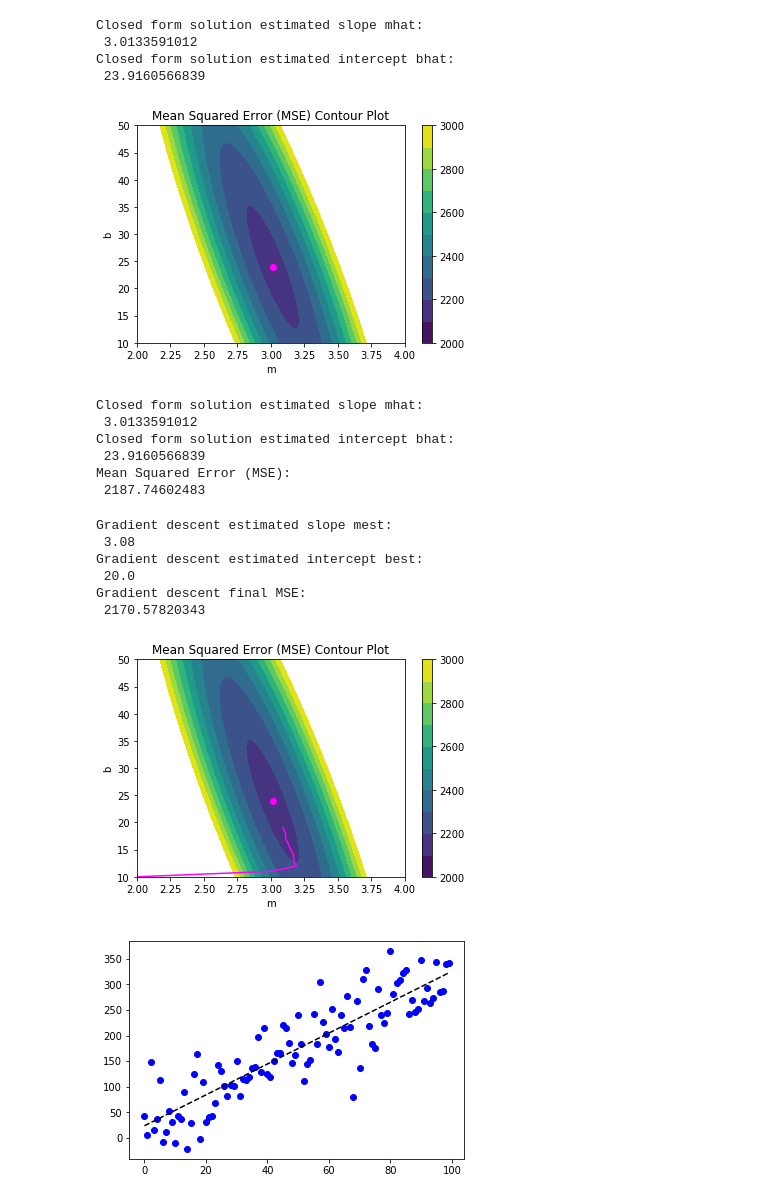
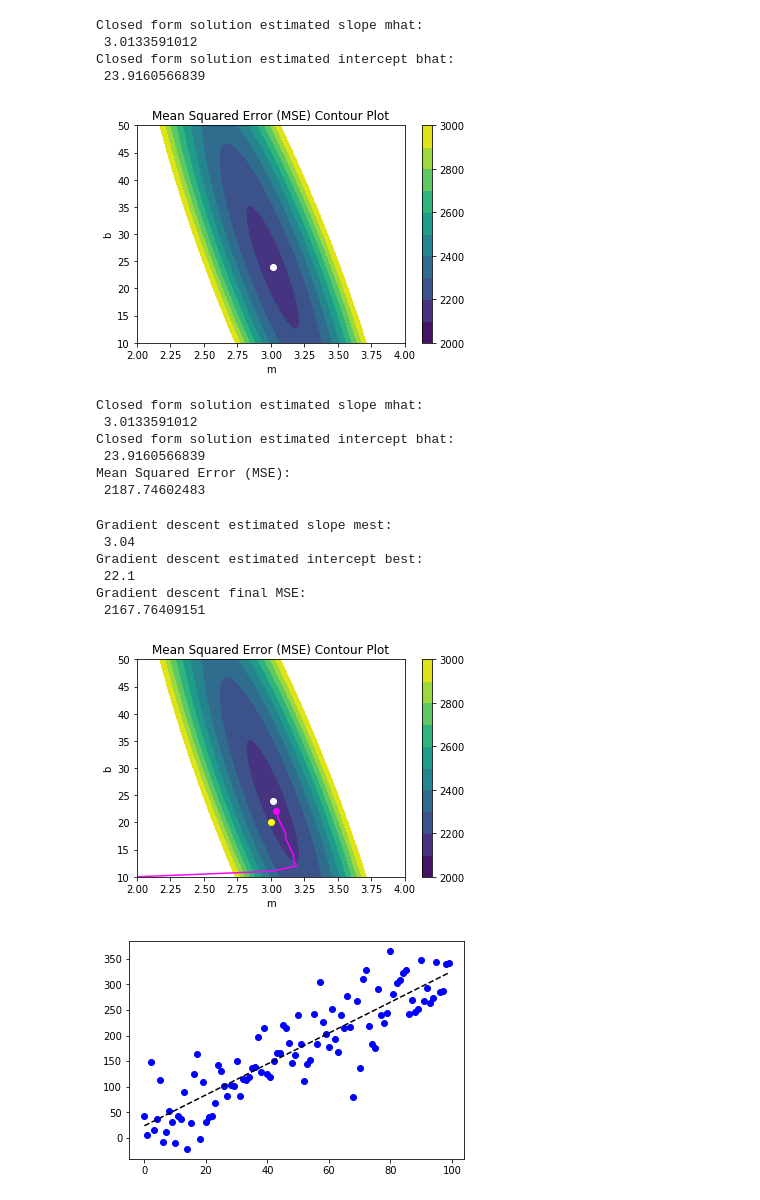
Before and after one commit to ThatGuyWithTheHat/Py_Jupyter, a Jupyter notebook: 17b_Simple_Linear_Regression.ipynb, the cells around one changed output. Drawn from its saved outputs; the diff is of its cells as text; code cells hidden in the pictures.

```diff
--- a/17b_Simple_Linear_Regression.ipynb
+++ b/17b_Simple_Linear_Regression.ipynb
@@ -130,7 +130,7 @@ plt.figure()
 levels = [2000, 2100, 2200, 2300, 2400, 2500, 2600, 2700, 2800, 2900, 3000]
 cp = plt.contourf(M, B, Z, levels)
 plt.colorbar(cp)
-plt.plot(mhat, bhat, "o", color="magenta")
+plt.plot(mhat, bhat, "o", color="white")
 plt.title('Mean Squared Error (MSE) Contour Plot')
 plt.xlabel('m')
 plt.ylabel('b')
@@ -140,7 +140,7 @@ print('Closed form solution estimated slope mhat: \n', mhat)
 print('Closed form solution estimated intercept bhat: \n', bhat)
 print("Mean Squared Error (MSE):\n", MSE)
 # %% [output]
-[figure, old version]
+[figure, new version]
 Closed form solution estimated slope mhat:
  3.0133591012
 Closed form solution estimated intercept bhat:
@@ -148,46 +148,52 @@ Closed form solution estimated intercept bhat:
 Mean Squared Error (MSE):
  2187.74602483
 # %%
-# gradient descent (very simplified and crude for demonstration clarity)
+# gradient descent
+# this code is an extremely simplified and crude implementation for demonstration brevity and clarity
 # proper implementation would be more efficient, faster, more accurate, and much more complex
+# but it shows the basic concept of gradient descent
+# for more detailed information see https://en.wikipedia.org/wiki/Gradient_descent
+
 mest = 2
 best = 10
 step = 0.01
-numIterations = 1000
+numIterations = 1500
 msteps = []
 bsteps = []
 for i in range(0, numIterations):
     MSE = np.sum(np.square(y - (mest*x + best)))/N
     dbest = -2*np.sum(y - mest*x - best)
     dmest = -2*np.sum(x*y - mest*x**2 - best*x)
     mest -= step*np.sign(dmest)
     best -= step*np.sign(dbest)
     if i % 100 == 0:
         msteps.append(mest)
         bsteps.append(best)
 
 print("Gradient descent estimated slope mest:\n", mest)
 print("Gradient descent estimated intercept best:\n", best)
 print("Gradient descent final MSE:\n", MSE)
 
 plt.figure()
 levels = [2000, 2100, 2200, 2300, 2400, 2500, 2600, 2700, 2800, 2900, 3000]
 cp = plt.contourf(M, B, Z, levels)
 plt.colorbar(cp)
-plt.plot(mhat, bhat, "o", color="magenta")
+plt.plot(mhat, bhat, "o", color="white")
 plt.plot(msteps, bsteps, color="magenta")
+plt.plot(mest, best, "o", color="magenta")
+plt.plot(m, b, "o", color="yellow")
 plt.title('Mean Squared Error (MSE) Contour Plot')
 plt.xlabel('m')
 plt.ylabel('b')
 plt.show()
 # %% [output]
 Gradient descent estimated slope mest:
- 3.08
+ 3.04
 Gradient descent estimated intercept best:
- 20.0
+ 22.1
 Gradient descent final MSE:
- 2170.57820343
+ 2167.76409151
-[figure, old version]
+[figure, new version]
 # %%
 import numpy as np
 import matplotlib.pyplot as plt
```
